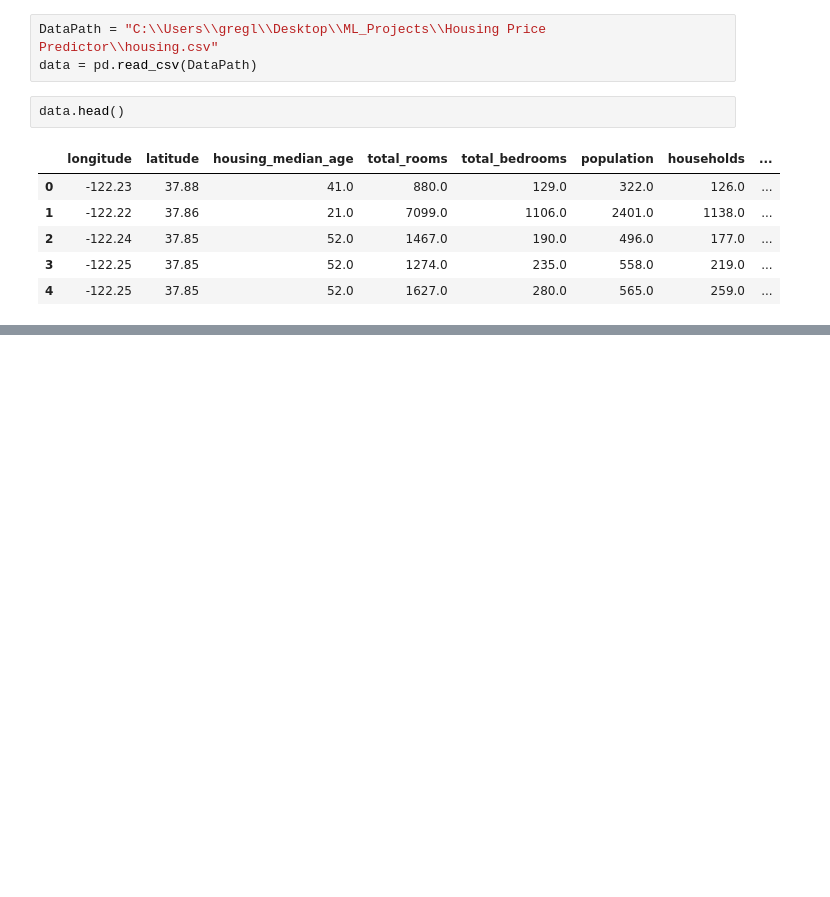
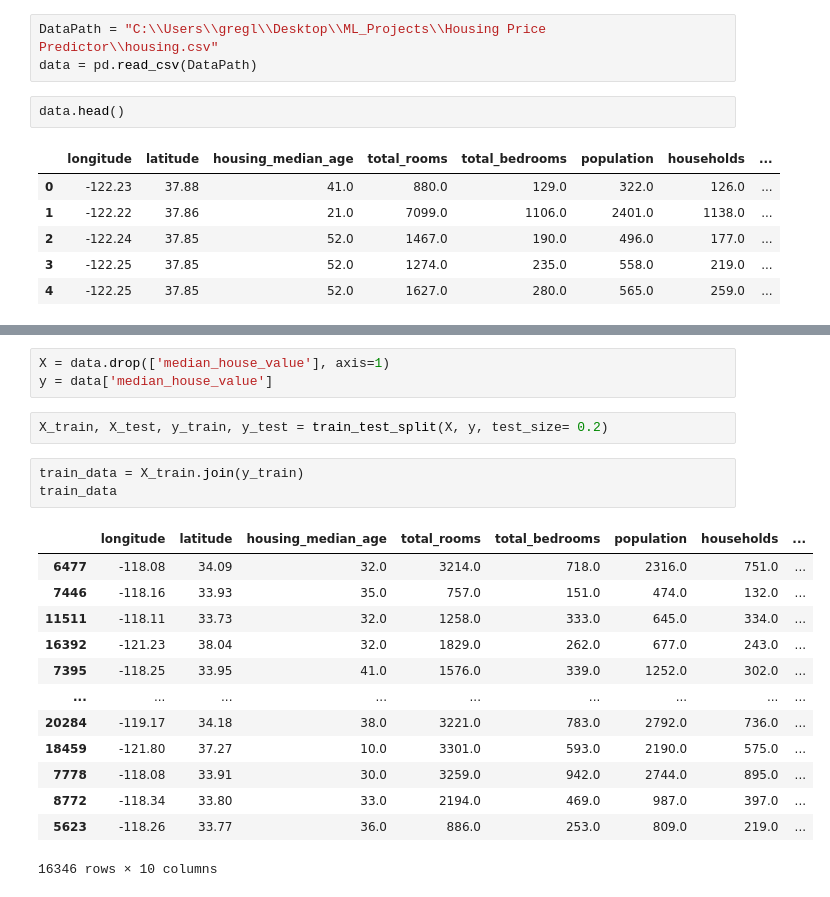
Before and after one commit to gregloos/Housing-Price-Predictor, a Jupyter notebook: main.ipynb, the cells around one changed output, grey strips where cells are left out. Cells and saved outputs as stored; diff of their text form; blank space fills up the shorter version.

```diff
--- a/main.ipynb
+++ b/main.ipynb
@@ -19,0 +67,22 @@ data.head()
+# %%
+X = data.drop(['median_house_value'], axis=1)
+y = data['median_house_value']
+# %%
+X_train, X_test, y_train, y_test = train_test_split(X, y, test_size= 0.2)
+# %%
+train_data = X_train.join(y_train)
+train_data
+# %% [output]
+|  | longitude | latitude | housing_median_age | total_rooms | total_bedrooms | population | households | ... |
+| 6477 | -118.08 | 34.09 | 32.0 | 3214.0 | 718.0 | 2316.0 | 751.0 | ... |
+| 7446 | -118.16 | 33.93 | 35.0 | 757.0 | 151.0 | 474.0 | 132.0 | ... |
+| 11511 | -118.11 | 33.73 | 32.0 | 1258.0 | 333.0 | 645.0 | 334.0 | ... |
+| 16392 | -121.23 | 38.04 | 32.0 | 1829.0 | 262.0 | 677.0 | 243.0 | ... |
+| 7395 | -118.25 | 33.95 | 41.0 | 1576.0 | 339.0 | 1252.0 | 302.0 | ... |
+| ... | ... | ... | ... | ... | ... | ... | ... | ... |
+| 20284 | -119.17 | 34.18 | 38.0 | 3221.0 | 783.0 | 2792.0 | 736.0 | ... |
+| 18459 | -121.80 | 37.27 | 10.0 | 3301.0 | 593.0 | 2190.0 | 575.0 | ... |
+| 7778 | -118.08 | 33.91 | 30.0 | 3259.0 | 942.0 | 2744.0 | 895.0 | ... |
+| 8772 | -118.34 | 33.80 | 33.0 | 2194.0 | 469.0 | 987.0 | 397.0 | ... |
+| 5623 | -118.26 | 33.77 | 36.0 | 886.0 | 253.0 | 809.0 | 219.0 | ... |
+16346 rows × 10 columns
```
Also changed, not shown: parts of 23 cells of this notebook.
